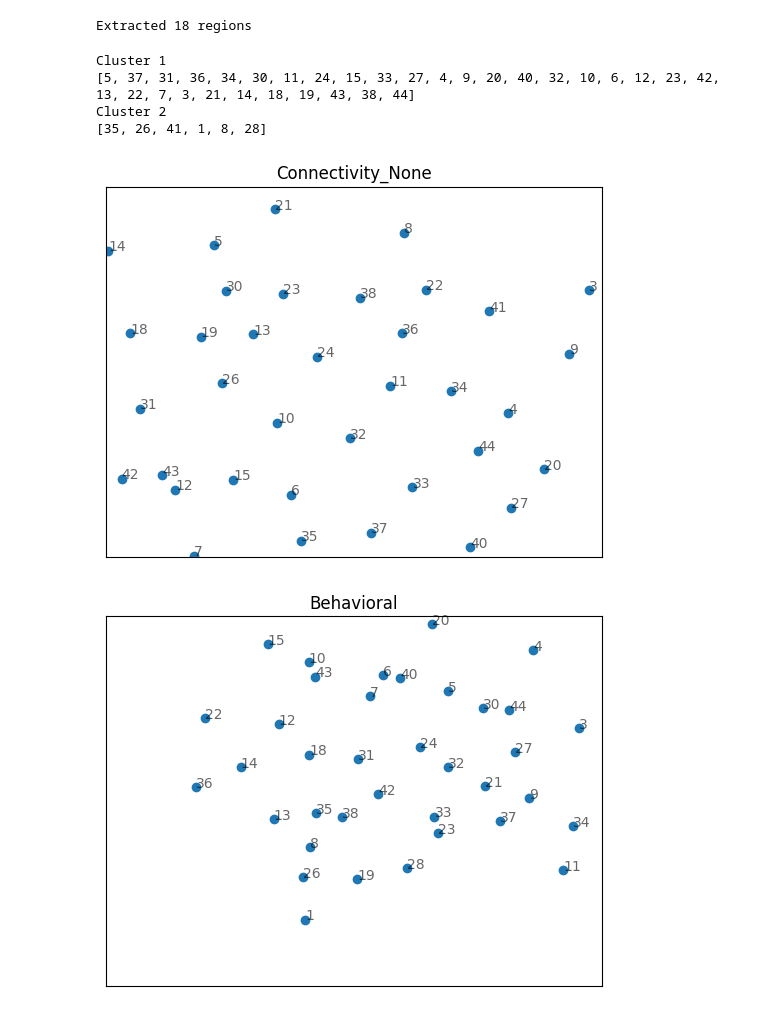
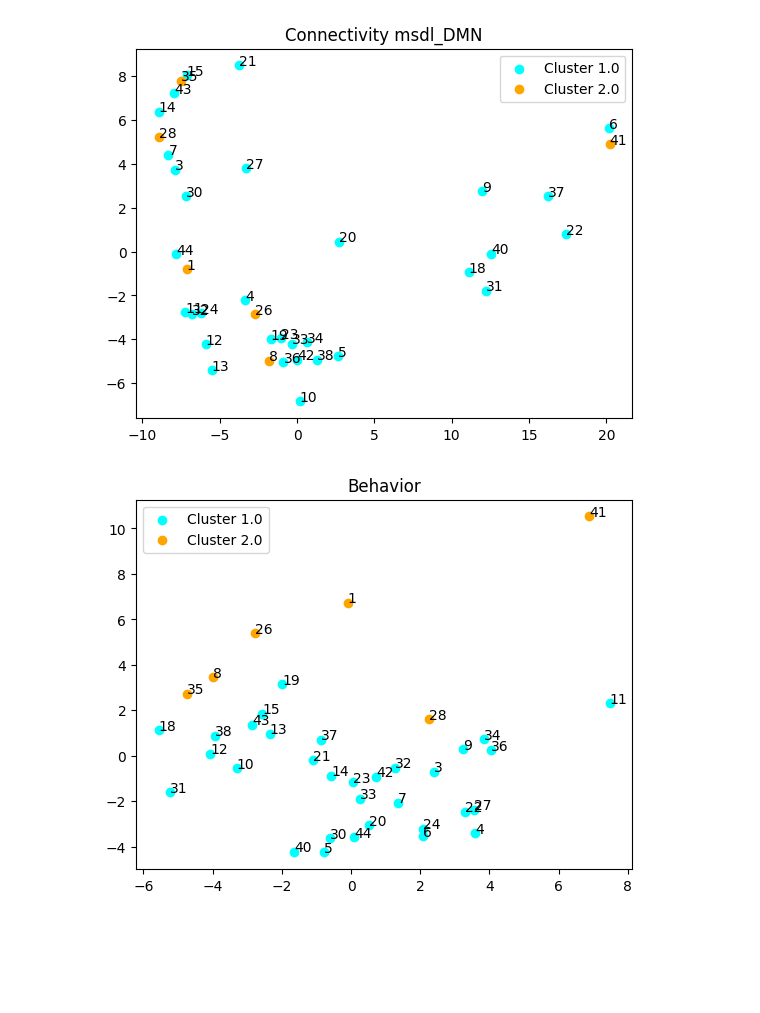
Before and after one commit to FerminT/fMRI_postcovid, a Jupyter notebook: plot_rsa.ipynb, the cells around one changed output. Saved outputs shown, nothing was run; the diff lists cells and outputs as text; code cells hidden in the pictures; blank space fills up the shorter version.

Commit message:
Update notebook for visualizing RDMs

```diff
--- a/plot_rsa.ipynb
+++ b/plot_rsa.ipynb
@@ -5,8 +5,8 @@ import utils
 
 conf_strategy = 'simple'
 atlas_name = 'msdl'
-network_name = None
-n_components = 5
+network_name = 'DMN'
+n_components = 0
 threshold = 95
 low_pass = 0.08
 high_pass = 0.01
@@ -19,29 +19,19 @@ subjects = [sub for sub in data_path.glob('sub-*') if sub.is_dir()]
 subjects_df = utils.load_clinical_data(clinical_file)
 utils.load_datapaths(subjects, subjects_df)
 
-atlas = utils.load_atlas(atlas_name)
-if network_name:
-    atlas = utils.extract_network(atlas, network_name)
+bold_imgs, mask_imgs = subjects_df['func_path'].values, subjects_df['mask_path'].values
+if atlas_name:
+    atlas = utils.load_atlas(atlas_name)
+    if network_name:
+        atlas = utils.extract_network(atlas, network_name)
+else:
+    atlas = utils.atlas_from_regions(bold_imgs, mask_imgs, n_components, low_pass, high_pass, smoothing_fwhm,
+                                     t_r, conf_strategy)
 # %%
-rdm_beh, rdm_conn = rsa.rsa(subjects_df, conf_strategy, n_components, atlas, low_pass, high_pass, smoothing_fwhm, t_r, 'output')
+conn_dist, beh_dist = rsa.rsa(subjects_df, conf_strategy, atlas, low_pass, high_pass, smoothing_fwhm, t_r, 'output')
-# %% [output]
-Extracted 18 regions
-# %%
-from rsatoolbox import vis
-import matplotlib.pyplot as plt
-
-fig1 = vis.scatter_plot.show_2d(rdm_conn, method='MDS', rdm_descriptor='name', pattern_descriptor='subjects')
-fig2 = vis.scatter_plot.show_2d(rdm_beh, method='MDS', rdm_descriptor='name', pattern_descriptor='subjects')
-# Print the subjects IDs of each cluster
-print('Cluster 1')
-print(subjects_df[subjects_df['cluster'] == 1].index.to_list())
-print('Cluster 2')
-print(subjects_df[subjects_df['cluster'] == 2].index.to_list())
-plt.show()
-# %% [output]
-Cluster 1
-[5, 37, 31, 36, 34, 30, 11, 24, 15, 33, 27, 4, 9, 20, 40, 32, 10, 6, 12, 23, 42, 13, 22, 7, 3, 21, 14, 18, 19, 43, 38, 44]
-Cluster 2
-[35, 26, 41, 1, 8, 28]
-[figure, removed]
-[figure, removed]
+# %%
+utils.plot_rdm(conn_dist, subjects_df, f'Connectivity {atlas.name}', 'PCA')
+utils.plot_rdm(beh_dist, subjects_df, f'Behavior', 'PCA')
+# %% [output]
+[figure, added]
+[figure, added]
```
Also changed, not shown: parts of 1 cell of this notebook.
